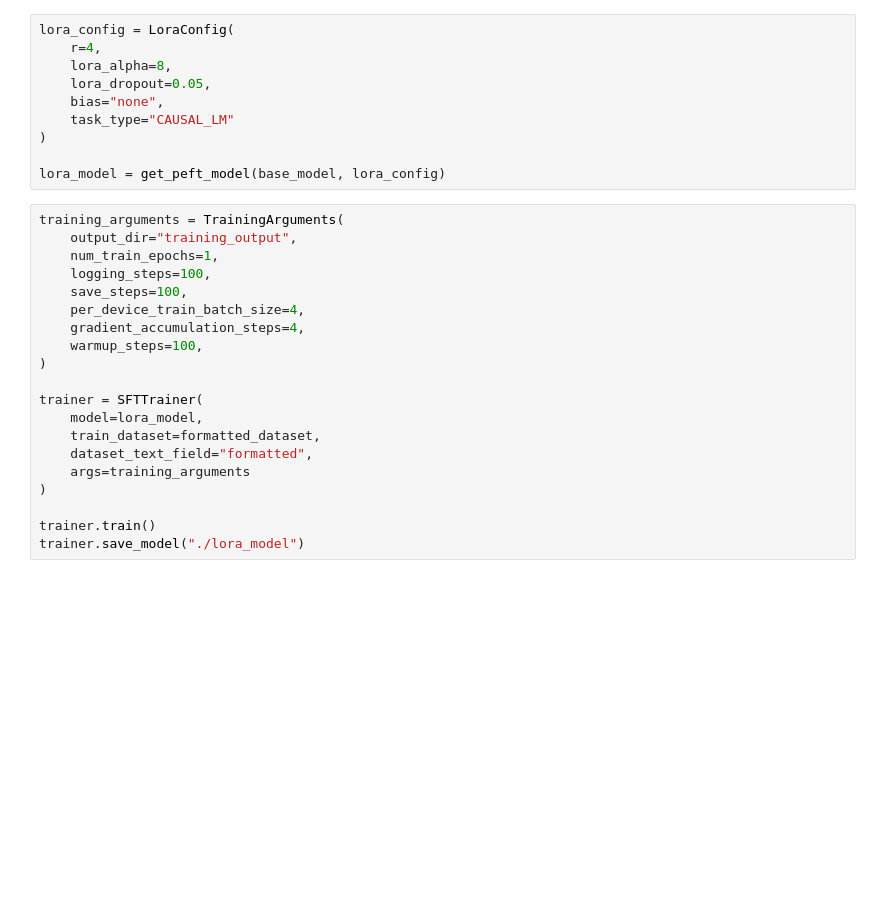
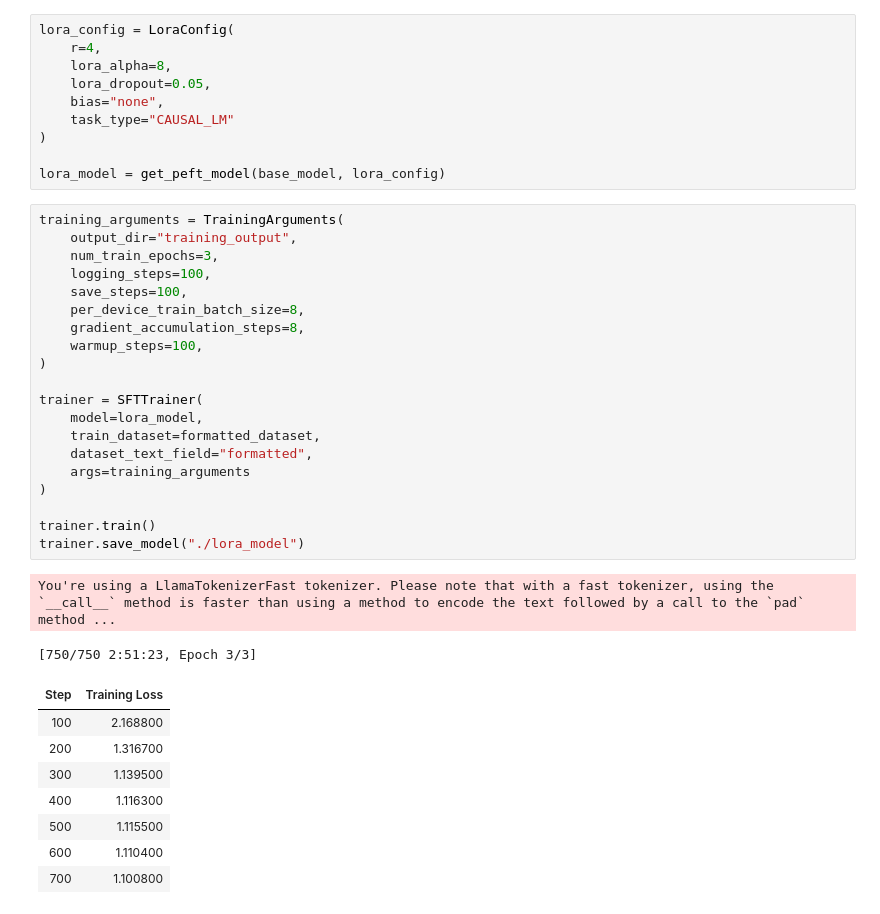
Before and after one commit to justbautista/fine-tuning, a Jupyter notebook: fine_tuning_2.ipynb, the cells around one changed output. Drawn from its saved outputs; the diff is of its cells as text; blank space fills up the shorter version.

Commit message:
changed training params

```diff
--- a/fine_tuning_2.ipynb
+++ b/fine_tuning_2.ipynb
@@ -87,23 +124,34 @@ lora_model = get_peft_model(base_model, lora_config)
 # %%
 training_arguments = TrainingArguments(
     output_dir="training_output",
-    num_train_epochs=1,
+    num_train_epochs=3,
     logging_steps=100,
     save_steps=100,
-    per_device_train_batch_size=4,
-    gradient_accumulation_steps=4,
+    per_device_train_batch_size=8,
+    gradient_accumulation_steps=8,
     warmup_steps=100,
 )
 
 trainer = SFTTrainer(
     model=lora_model,
     train_dataset=formatted_dataset,
     dataset_text_field="formatted",
     args=training_arguments
 )
 
 trainer.train()
 trainer.save_model("./lora_model")
+# %% [output]
+You're using a LlamaTokenizerFast tokenizer. Please note that with a fast tokenizer, using the `__call__` method is faster than using a method to encode the text followed by a call to the `pad` method ...
+[750/750 2:51:23, Epoch 3/3]
+| Step | Training Loss |
+| 100 | 2.168800 |
+| 200 | 1.316700 |
+| 300 | 1.139500 |
+| 400 | 1.116300 |
+| 500 | 1.115500 |
+| 600 | 1.110400 |
+| 700 | 1.100800 |
 # %%
 full_base_model = AutoModelForCausalLM.from_pretrained(
     BASE_MODEL,
```
Also changed, not shown: parts of 7 cells of this notebook, 5 other files.
